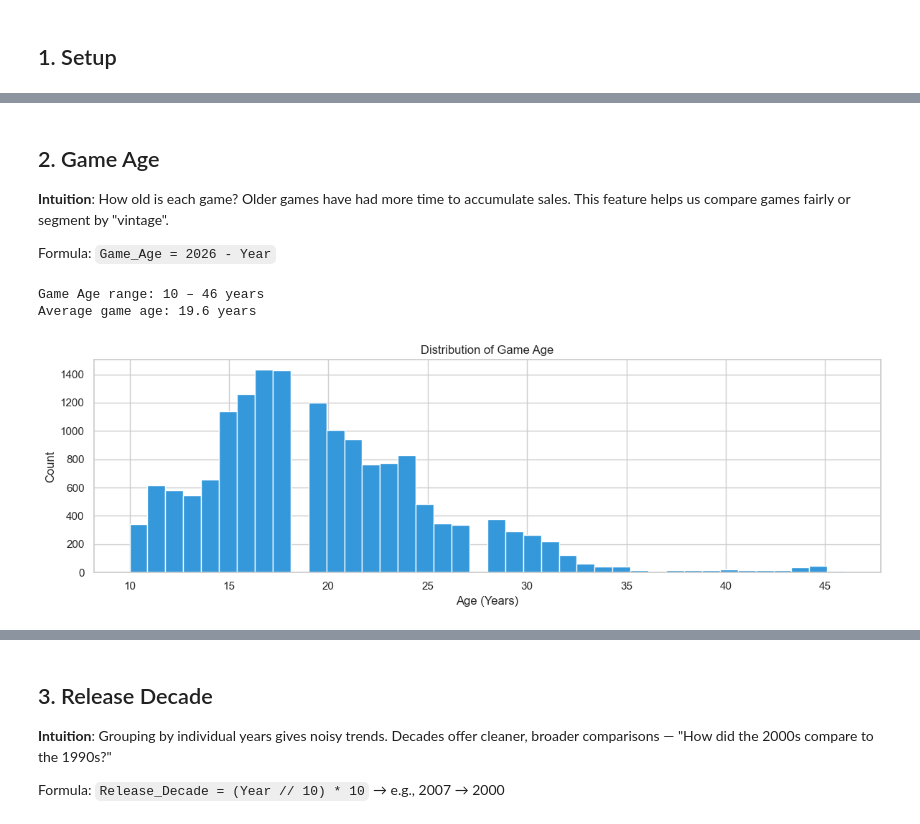
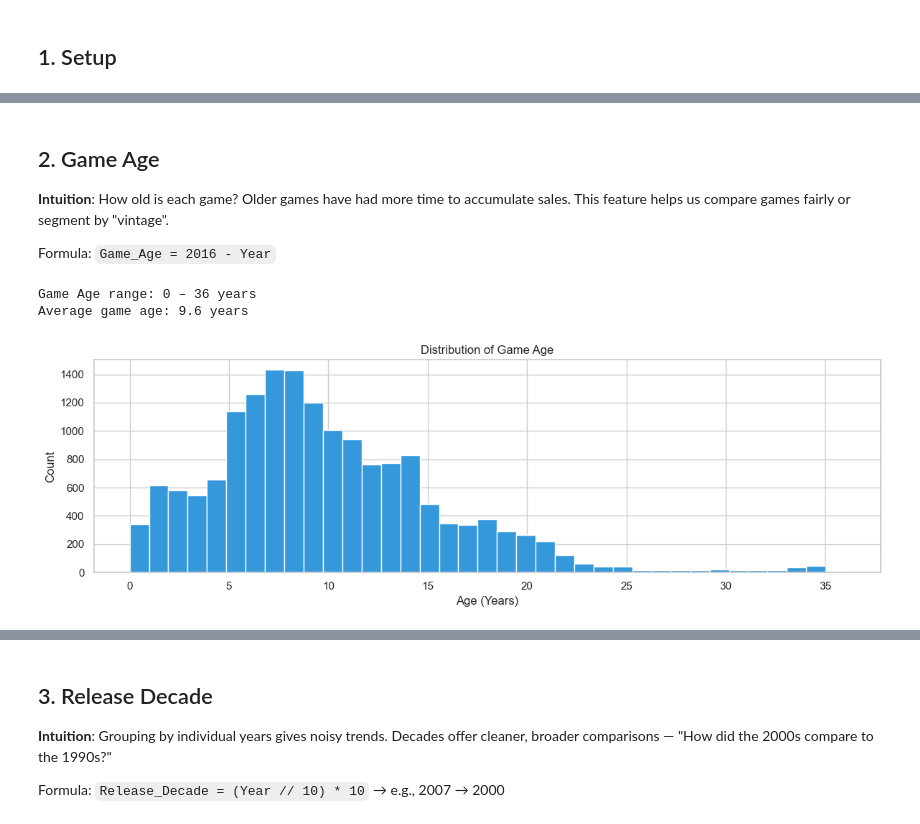
Before and after one commit to Jawer-22/Video-Game-Market-Analysis, a Jupyter notebook: Notebooks/03_feature_engineering.ipynb, the cells around one changed output, grey strips where cells are left out. Drawn from its saved outputs; the diff is of its cells as text; code cells hidden in the pictures.

Commit message:
Adjust data cap to 2016, fix Game Age logic and visualization artifacts across all notebooks and dashboard

```diff
--- a/Notebooks/03_feature_engineering.ipynb
+++ b/Notebooks/03_feature_engineering.ipynb
@@ -47,24 +48,24 @@ Loaded cleaned dataset: 16,323 rows × 11 columns
 
 **Intuition**: How old is each game? Older games have had more time to accumulate sales. This feature helps us compare games fairly or segment by "vintage".
 
-Formula: `Game_Age = 2026 - Year`
+Formula: `Game_Age = 2016 - Year`
 # %%
 # Create Game_Age
-CURRENT_YEAR = 2026
-df['Game_Age'] = CURRENT_YEAR - df['Year']
+SNAPSHOT_YEAR = 2016
+df['Game_Age'] = SNAPSHOT_YEAR - df['Year']
 
 print(f'Game Age range: {df["Game_Age"].min()} – {df["Game_Age"].max()} years')
 print(f'Average game age: {df["Game_Age"].mean():.1f} years')
 
 # Quick visualization
 fig, ax = plt.subplots(figsize=(12, 4))
-ax.hist(df['Game_Age'], bins=40, color='#3498db', edgecolor='white')
+ax.hist(df['Game_Age'], bins=37, color='#3498db', edgecolor='white')
 ax.set_title('Distribution of Game Age')
 ax.set_xlabel('Age (Years)')
 ax.set_ylabel('Count')
 plt.tight_layout()
 plt.show()
 # %% [output]
-Game Age range: 10 – 46 years
-Average game age: 19.6 years
+Game Age range: 0 – 36 years
+Average game age: 9.6 years
-[figure, old version]
+[figure, new version]
```
Also changed, not shown: parts of 3 cells of this notebook, 5 other files.
